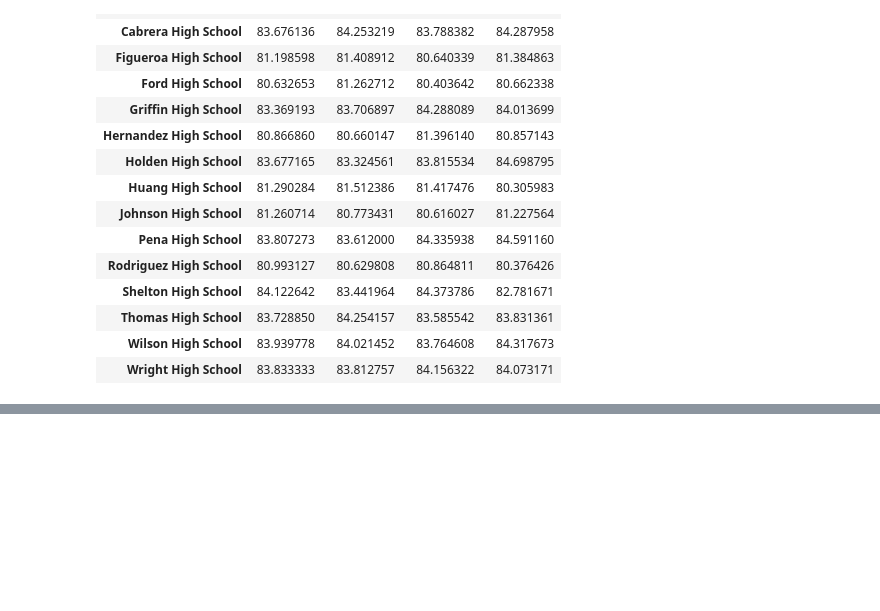
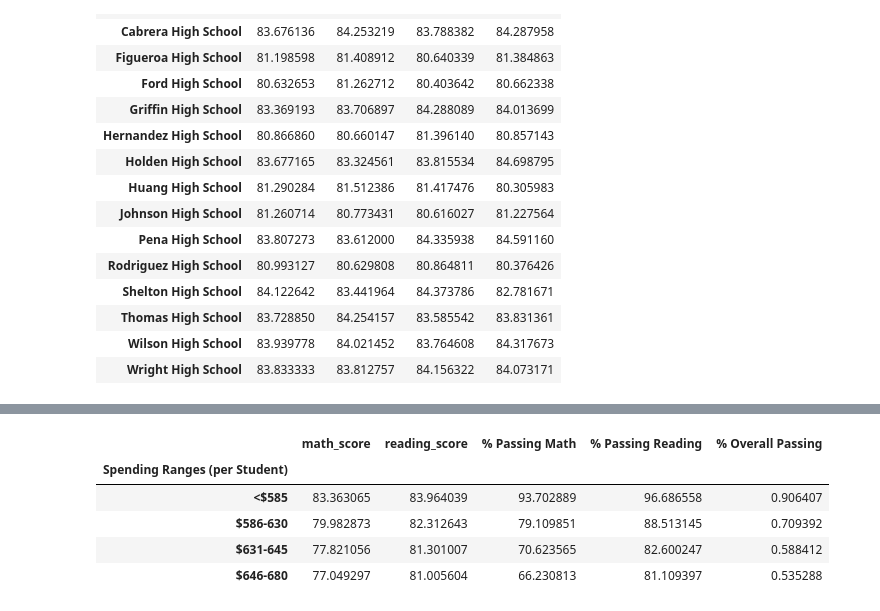
Before and after one commit to akarpie96/pandas-challenge, a Jupyter notebook: PyCitySchools.ipynb, the cells around one changed output, grey strips where cells are left out. Drawn from its saved outputs; the diff is of its cells as text; code cells hidden in the pictures; blank space fills up the shorter version.

```diff
--- a/PyCitySchools.ipynb
+++ b/PyCitySchools.ipynb
@@ -265,22 +264,3 @@ Grade_Reading_Summary_df
 | Thomas High School | 83.728850 | 84.254157 | 83.585542 | 83.831361 |
 | Wilson High School | 83.939778 | 84.021452 | 83.764608 | 84.317673 |
 | Wright High School | 83.833333 | 83.812757 | 84.156322 | 84.073171 |
-# %%
-bins = [0, 585, 630, 645, 700]
-
-group_labels=["<$585", "$586-630", "$631-645", "$646-680"]
-
-
-
-
-school_data_complete["Budget Per Student"]=school_data_complete["budget"]/school_data_complete["size"]
-pd.cut(school_data_complete["Budget Per Student"], bins, labels=group_labels).head()
-
-school_data_complete["Spending Ranges (per Student)"]= pd.cut(school_data_complete["Budget Per Student"], bins, labels=group_labels)
-
-spending_df=school_data_complete.groupby(["Spending Ranges (per Student)"]).mean()
-
-pass_math_df=school_data_complete.loc[school_data_complete["math_score"]>=70 , :]
-
-
-spending_df
@@ -293,0 +267,56 @@ spending_df
+# %%
+
+#BINNED BY BUDGET PER STUDENT
+
+
+bins = [0, 584, 630, 645, 700]
+
+group_labels=["<$585", "$586-630", "$631-645", "$646-680"]
+
+
+pd.cut(school_data_complete["Budget Per Student"], bins, labels=group_labels).head()
+
+school_data_complete["Spending Ranges (per Student)"]= pd.cut(school_data_complete["Budget Per Student"], bins, labels=group_labels)
+
+spending_df=school_data_complete.groupby(["Spending Ranges (per Student)"]).mean()
+
+pass_math_df=school_data_complete.loc[school_data_complete["math_score"]>=70 , :]
+
+
+Total_math=school_data_complete.groupby(["Spending Ranges (per Student)"])["math_score"].count()
+pass_math=pass_math_df.groupby(["Spending Ranges (per Student)"])["math_score"].count()
+
+pass_math_column=(pass_math/total_math)*100
+
+spending_df["% Passing Math"]=pass_math_column
+
+pass_reading_df=school_data_complete.loc[school_data_complete["reading_score"]>=70 , :]
+
+pass_reading=pass_reading_df.groupby(["Spending Ranges (per Student)"])["reading_score"].count()
+
+total_reading=school_data_complete.groupby(["Spending Ranges (per Student)"])["reading_score"].count()
+
+pass_reading_series=(pass_reading/total_reading)*100
+
+pass_reading_series
+
+spending_df["% Passing Reading"]=pass_reading_series
+
+pass_both_df=school_data_complete.loc[(school_data_complete["reading_score"] >=70) & (school_data_complete["math_score"]>=70), ["Spending Ranges (per Student)", "reading_score", "math_score"]]
+
+total_passing_both=pass_both_df.groupby(["Spending Ranges (per Student)"])["reading_score"].count()
+
+total_student_group=school_data_complete.groupby(["Spending Ranges (per Student)"])["reading_score"].count()
+
+spending_df["% Overall Passing"]=total_passing_both/total_student_group
+
+spending_df=spending_df[["math_score", "reading_score", "% Passing Math", "% Passing Reading", "% Overall Passing"]]
+
+spending_df
+# %% [output]
+|  | math_score | reading_score | % Passing Math | % Passing Reading | % Overall Passing |
+| Spending Ranges (per Student) |  |  |  |  |  |
+| <$585 | 83.363065 | 83.964039 | 93.702889 | 96.686558 | 0.906407 |
+| $586-630 | 79.982873 | 82.312643 | 79.109851 | 88.513145 | 0.709392 |
+| $631-645 | 77.821056 | 81.301007 | 70.623565 | 82.600247 | 0.588412 |
+| $646-680 | 77.049297 | 81.005604 | 66.230813 | 81.109397 | 0.535288 |
```
Also changed, not shown: parts of 3 cells of this notebook.
